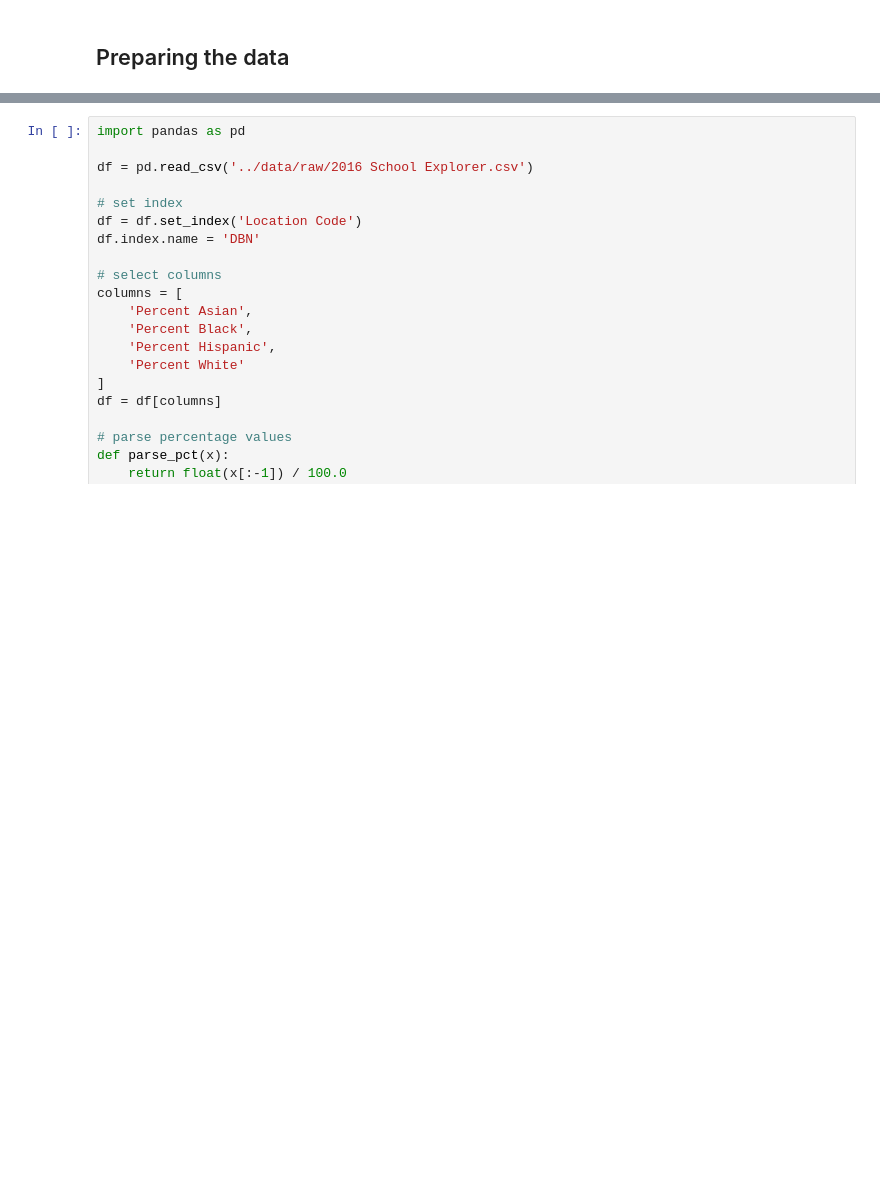
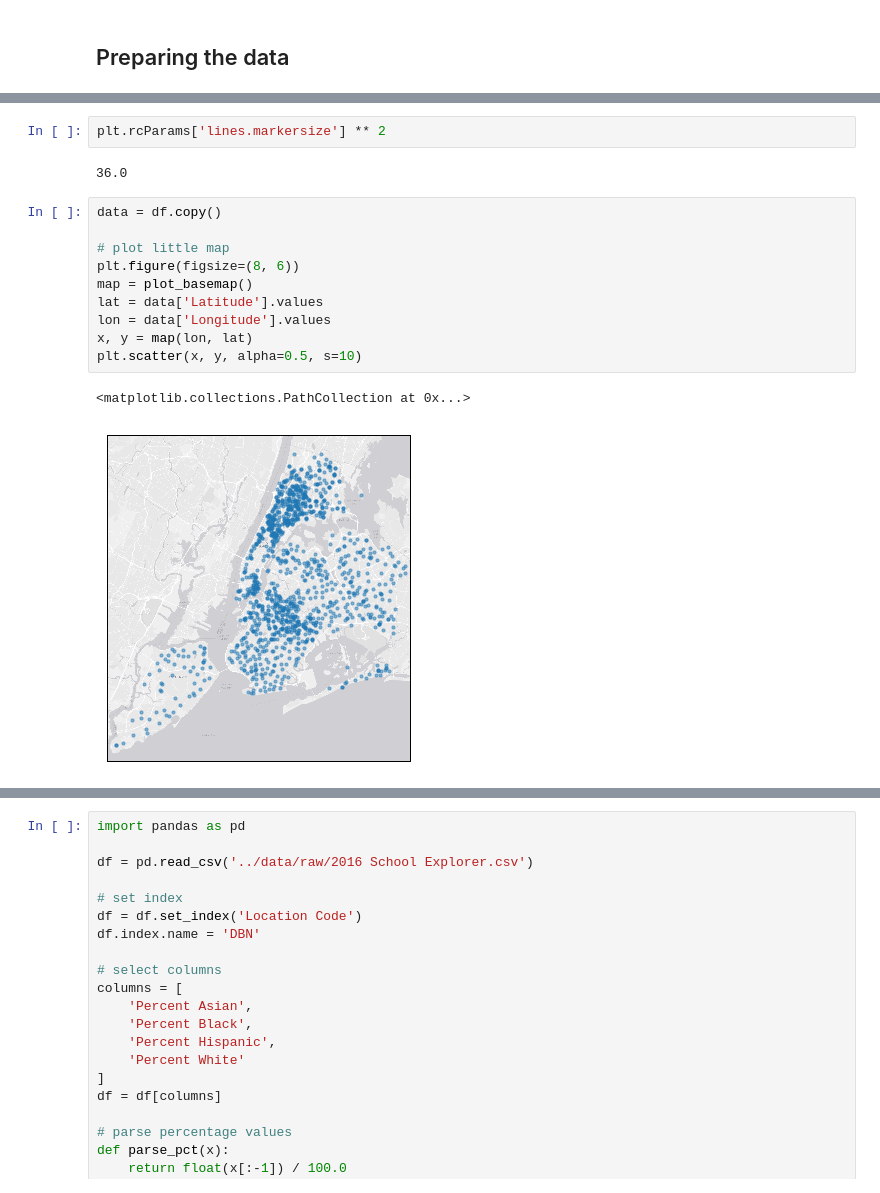
Before and after one commit to araraonline/kag-passnyc, a Jupyter notebook: notebooks/kernel-ethnic-clustering.ipynb, the cells around one changed output, grey strips where cells are left out. Cells and saved outputs as stored; diff of their text form; blank space fills up the shorter version.

Commit message:
Visuals

```diff
--- a/notebooks/kernel-ethnic-clustering.ipynb
+++ b/notebooks/kernel-ethnic-clustering.ipynb
@@ -10,0 +105,17 @@ The answer to this question is possibly simple, and may already be known by PASS
+# %%
+plt.rcParams['lines.markersize'] ** 2
+# %% [output]
+36.0
+# %%
+data = df.copy()
+
+# plot little map
+plt.figure(figsize=(8, 6))
+map = plot_basemap()
+lat = data['Latitude'].values
+lon = data['Longitude'].values
+x, y = map(lon, lat)
+plt.scatter(x, y, alpha=0.5, s=10)
+# %% [output]
+<matplotlib.collections.PathCollection at 0x...>
+[figure, added]
```
Also changed, not shown: parts of 19 cells of this notebook.
